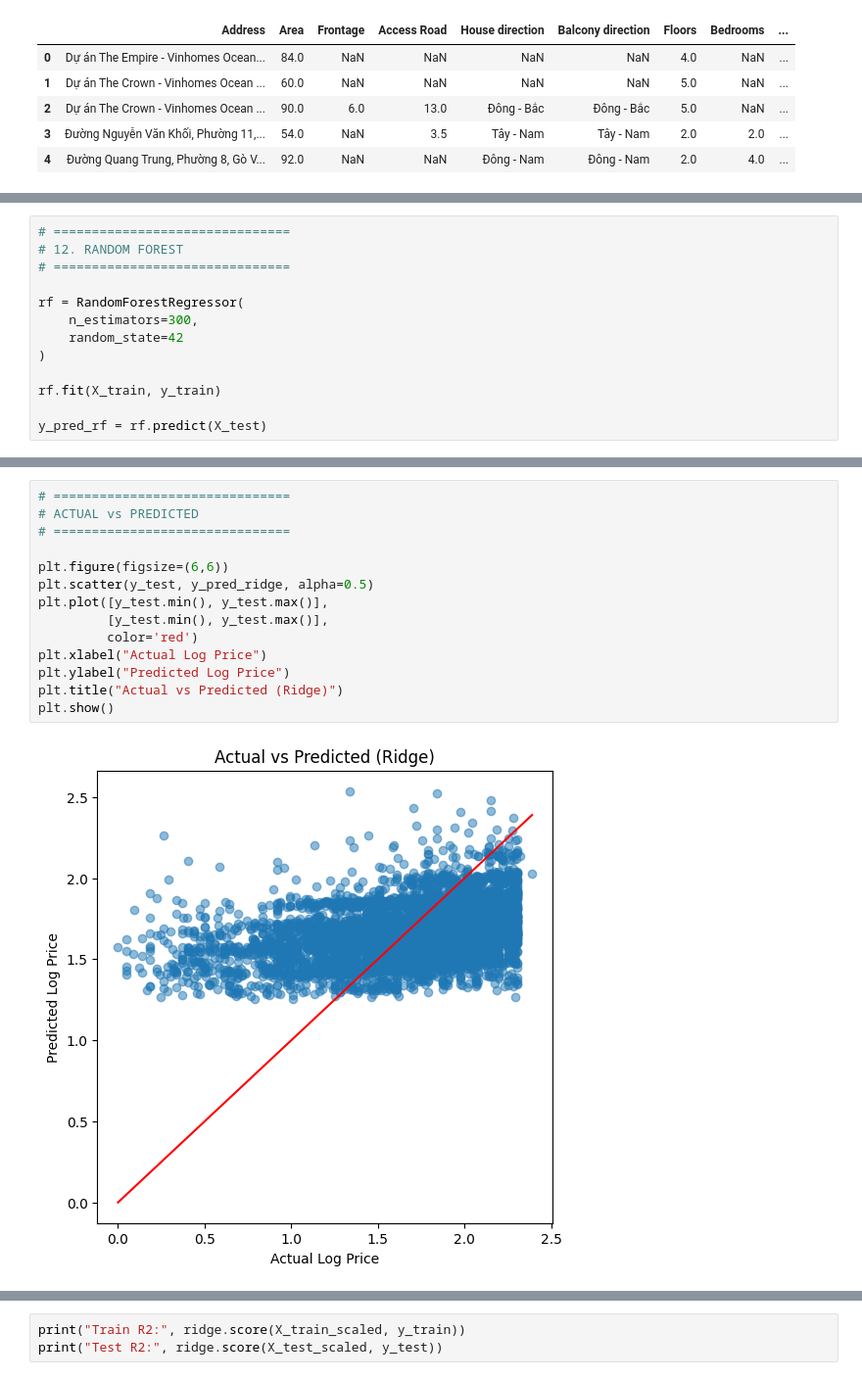
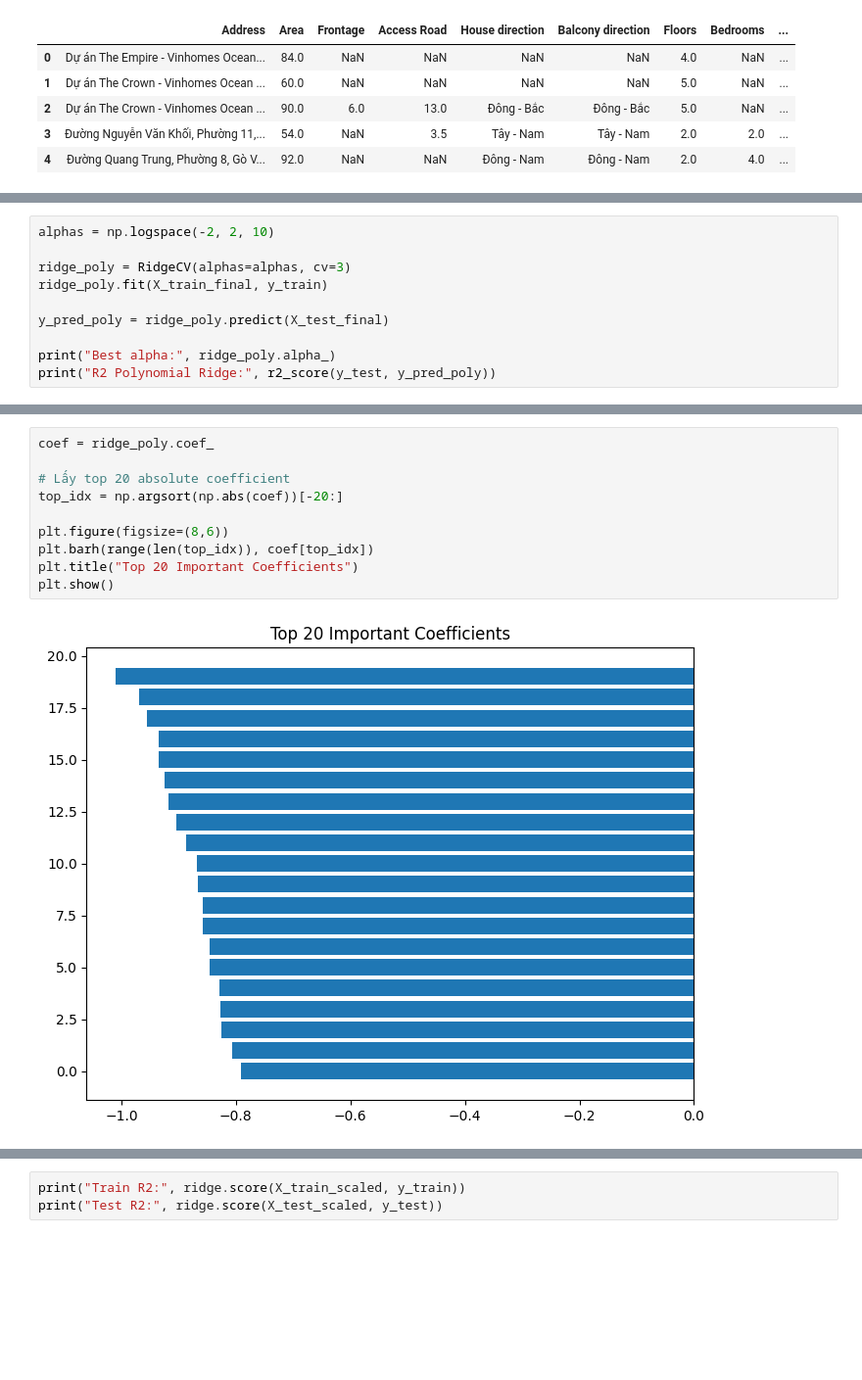
Before and after one commit to xmiun3216/gianha, a Jupyter notebook: draft2.ipynb, the cells around one changed output, grey strips where cells are left out. Shown at 98% size. Drawn from its saved outputs; the diff is of its cells as text; blank space fills up the shorter version.

```diff
--- a/draft2.ipynb
+++ b/draft2.ipynb
@@ -222,13 +168,0 @@ y_pred_lasso = lasso.predict(X_test_scaled)
-# %%
-# ===============================
-# 12. RANDOM FOREST
-# ===============================
-
-rf = RandomForestRegressor(
-    n_estimators=300,
-    random_state=42
-)
-
-rf.fit(X_train, y_train)
-
-y_pred_rf = rf.predict(X_test)
@@ -234,0 +189,10 @@ y_pred_rf = rf.predict(X_test)
+# %%
+alphas = np.logspace(-2, 2, 10)
+
+ridge_poly = RidgeCV(alphas=alphas, cv=3)
+ridge_poly.fit(X_train_final, y_train)
+
+y_pred_poly = ridge_poly.predict(X_test_final)
+
+print("Best alpha:", ridge_poly.alpha_)
+print("R2 Polynomial Ridge:", r2_score(y_test, y_pred_poly))
@@ -326,17 +249,13 @@ rf_importance.head(10)
 # %%
-# ===============================
-# ACTUAL vs PREDICTED
-# ===============================
+coef = ridge_poly.coef_
 
-plt.figure(figsize=(6,6))
-plt.scatter(y_test, y_pred_ridge, alpha=0.5)
-plt.plot([y_test.min(), y_test.max()],
-         [y_test.min(), y_test.max()],
-         color='red')
-plt.xlabel("Actual Log Price")
-plt.ylabel("Predicted Log Price")
-plt.title("Actual vs Predicted (Ridge)")
+# Lấy top 20 absolute coefficient
+top_idx = np.argsort(np.abs(coef))[-20:]
+
+plt.figure(figsize=(8,6))
+plt.barh(range(len(top_idx)), coef[top_idx])
+plt.title("Top 20 Important Coefficients")
 plt.show()
 # %% [output]
-[figure, old version]
+[figure, new version]
 # %%
```
Also changed, not shown: parts of 22 cells of this notebook.
